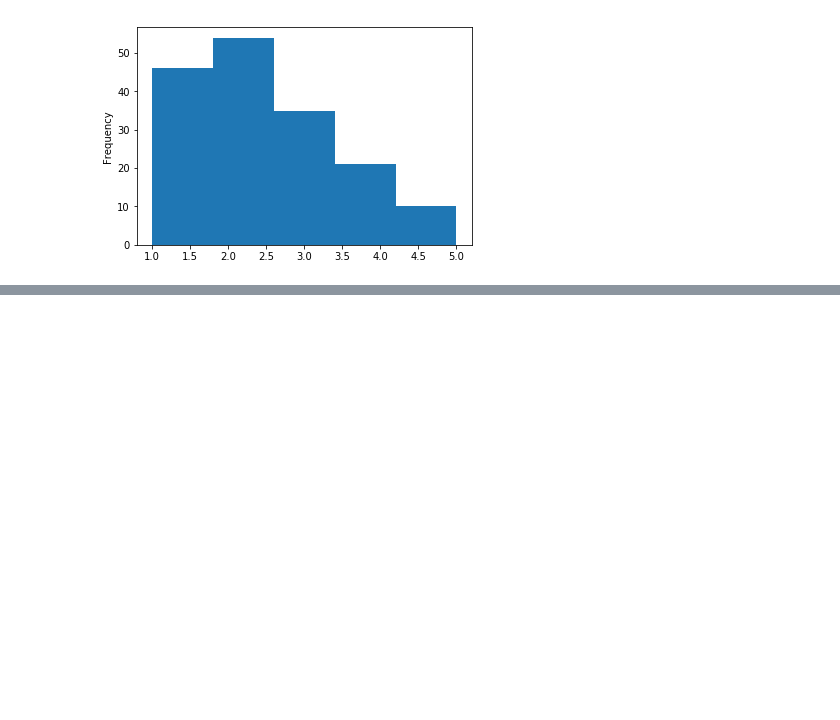
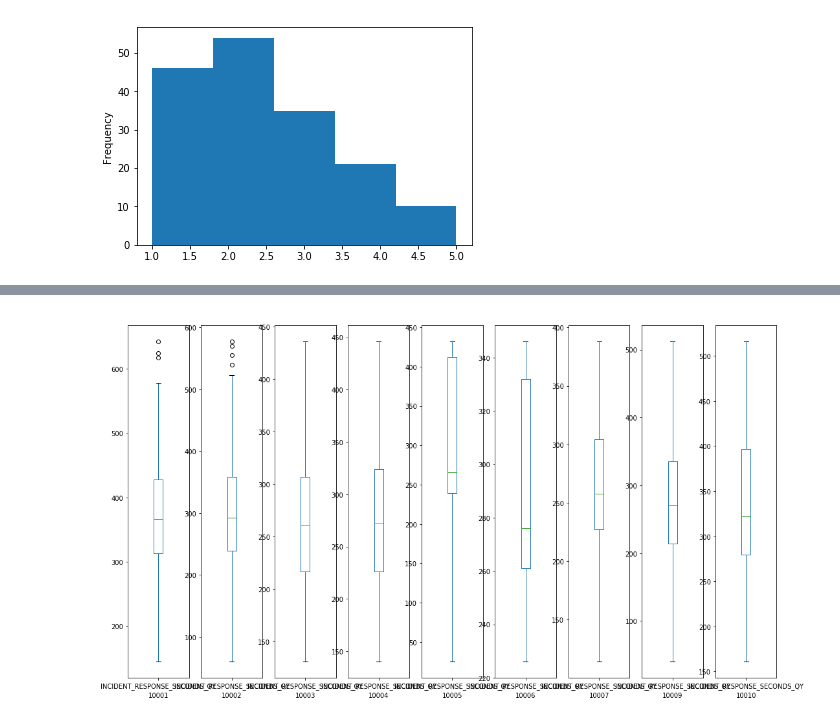
Before and after one commit to elhambahrami/Capstone-project-2, a Jupyter notebook: Project2.ipynb, the cells around one changed output, grey strips where cells are left out. Drawn from its saved outputs; the diff is of its cells as text; code cells hidden in the pictures; blank space fills up the shorter version.

```diff
--- a/Project2.ipynb
+++ b/Project2.ipynb
@@ -186,0 +217,25 @@ df.groupby('ZIPCODE').count().sort_values(\
+# %%
+def Remove_Outlier_Indices(df):
+    Q1 = df.quantile(0.25)
+    Q3 = df.quantile(0.75)
+    IQR = Q3 - Q1
+    trueList = ~((df < (Q1 - 1.5 * IQR)) |(df > (Q3 + 1.5 * IQR)))
+    return trueList
+# %%
+index = 1
+plt.figure(figsize=(20,10))
+ls =[]
+for name, groupp in RS:
+    groupp = groupp[Remove_Outlier_Indices(groupp)]
+    l = [name, groupp.min(), groupp.max(), groupp.std()]
+    ls.append(l)
+
+
+    if index < 10:
+        plt.subplot(1,10, index)
+        groupp.plot.box(subplots=True)#, ax=axs[index])
+        plt.xlabel(name)
+        plt.title(' ')
+    index+=1
+# %% [output]
+[figure, added]
```
Also changed, not shown: parts of 46 cells of this notebook.
